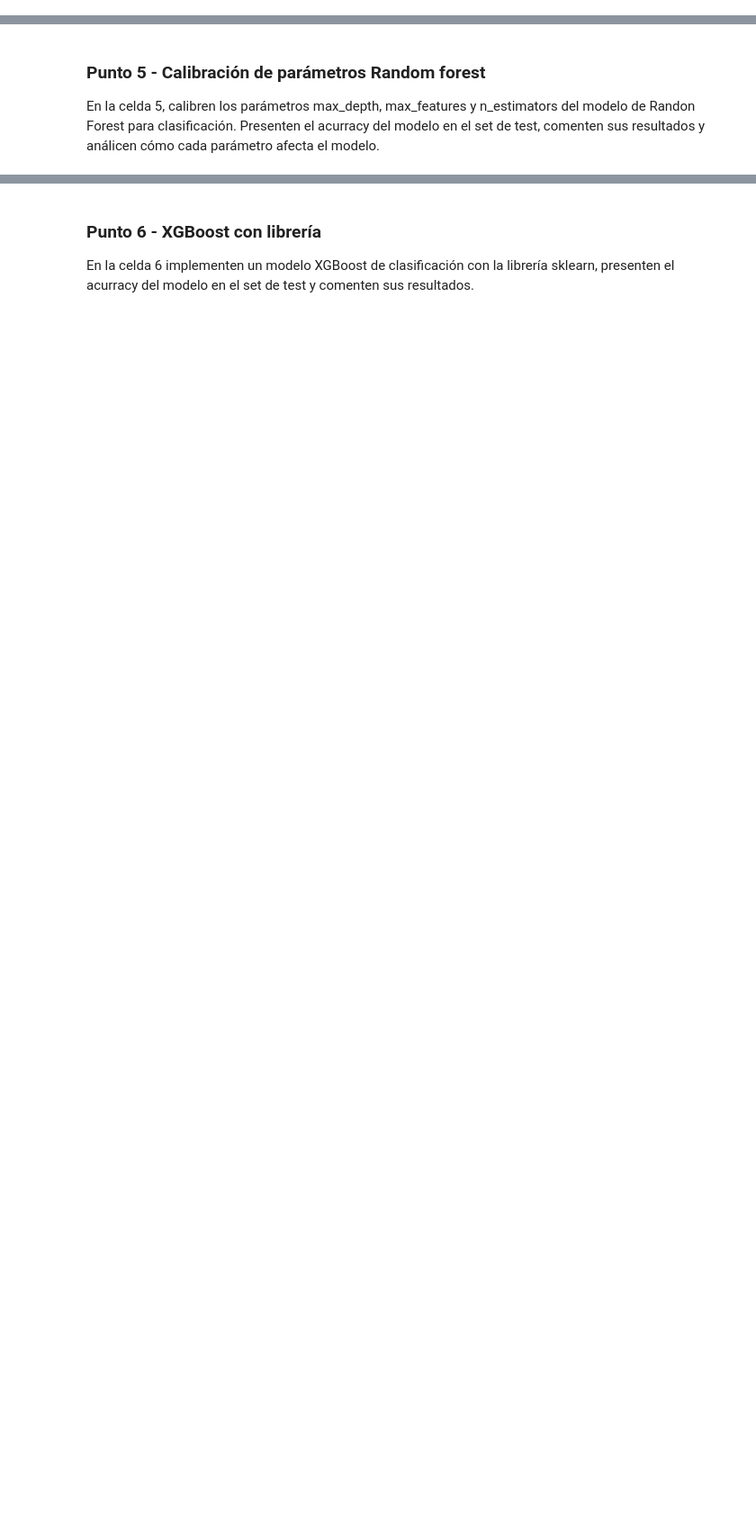
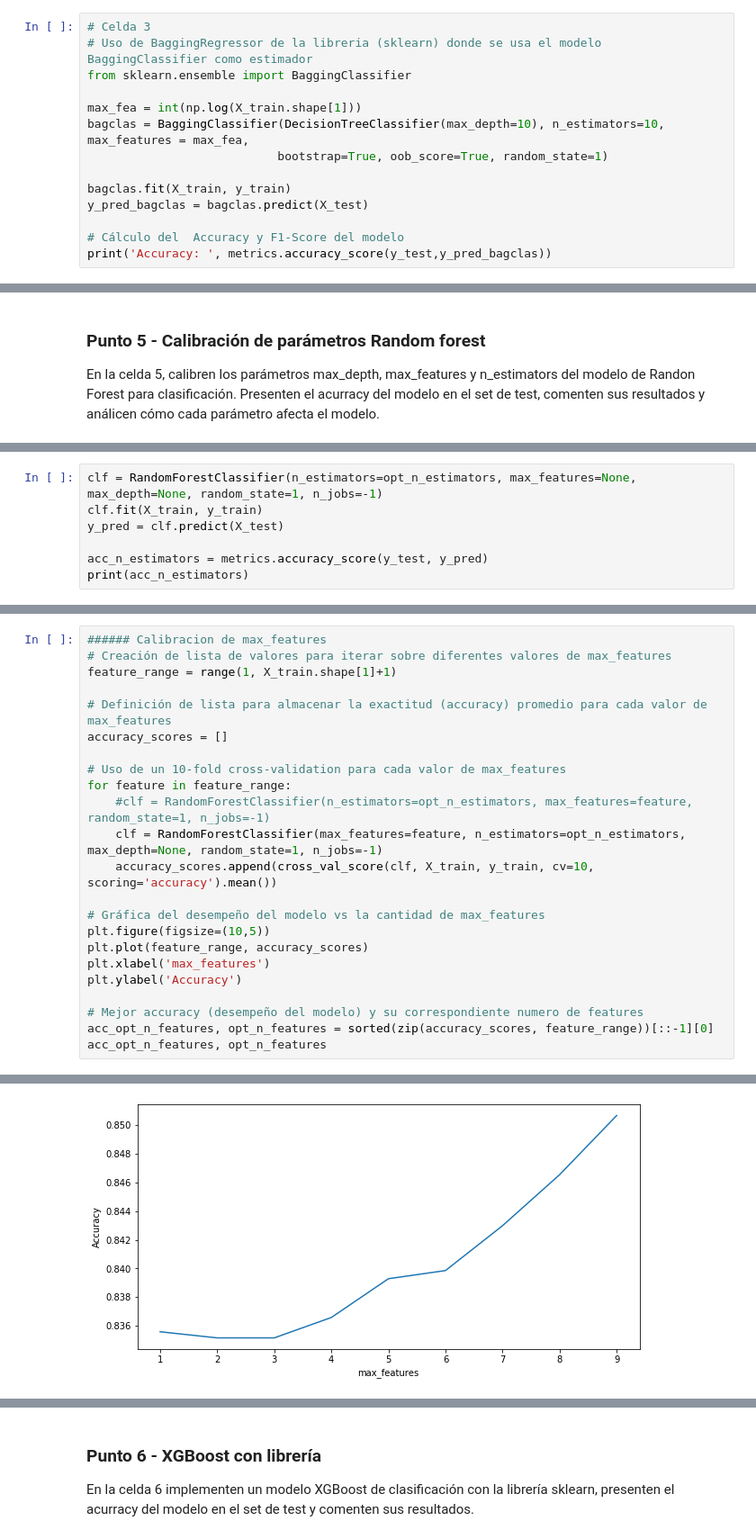
Before and after one commit to albahnsen/MIAD_ML_and_NLP, a Jupyter notebook: Semana 2/S2TC1_RandomForests_Boosting.ipynb, the cells around one changed output, grey strips where cells are left out. Shown: that part at 90% size. Saved outputs shown, nothing was run; the diff lists cells and outputs as text; blank space fills up the shorter version.

```diff
--- a/Semana 2/S2TC1_RandomForests_Boosting.ipynb
+++ b/Semana 2/S2TC1_RandomForests_Boosting.ipynb
@@ -62,0 +242,14 @@ En la celda 3, con la librería sklearn, entrenen un modelo bagging con 10 árbo
+# %%
+# Celda 3
+# Uso de BaggingRegressor de la libreria (sklearn) donde se usa el modelo BaggingClassifier como estimador
+from sklearn.ensemble import BaggingClassifier
+
+max_fea = int(np.log(X_train.shape[1]))
+bagclas = BaggingClassifier(DecisionTreeClassifier(max_depth=10), n_estimators=10, max_features = max_fea,
+                           bootstrap=True, oob_score=True, random_state=1)
+
+bagclas.fit(X_train, y_train)
+y_pred_bagclas = bagclas.predict(X_test)
+
+# Cálculo del  Accuracy y F1-Score del modelo
+print('Accuracy: ', metrics.accuracy_score(y_test,y_pred_bagclas))
@@ -74,0 +329,7 @@ En la celda 5, calibren los parámetros max_depth, max_features y n_estimators d
+# %%
+clf = RandomForestClassifier(n_estimators=opt_n_estimators, max_features=None, max_depth=None, random_state=1, n_jobs=-1)
+clf.fit(X_train, y_train)
+y_pred = clf.predict(X_test)
+
+acc_n_estimators = metrics.accuracy_score(y_test, y_pred)
+print(acc_n_estimators)
@@ -74,0 +338,24 @@ En la celda 5, calibren los parámetros max_depth, max_features y n_estimators d
+# %%
+###### Calibracion de max_features
+# Creación de lista de valores para iterar sobre diferentes valores de max_features
+feature_range = range(1, X_train.shape[1]+1)
+
+# Definición de lista para almacenar la exactitud (accuracy) promedio para cada valor de max_features
+accuracy_scores = []
+
+# Uso de un 10-fold cross-validation para cada valor de max_features
+for feature in feature_range:
+    #clf = RandomForestClassifier(n_estimators=opt_n_estimators, max_features=feature, random_state=1, n_jobs=-1)
+    clf = RandomForestClassifier(max_features=feature, n_estimators=opt_n_estimators, max_depth=None, random_state=1, n_jobs=-1)
+    accuracy_scores.append(cross_val_score(clf, X_train, y_train, cv=10, scoring='accuracy').mean())
+
+# Gráfica del desempeño del modelo vs la cantidad de max_features
+plt.figure(figsize=(10,5))
+plt.plot(feature_range, accuracy_scores)
+plt.xlabel('max_features')
+plt.ylabel('Accuracy')
+
+# Mejor accuracy (desempeño del modelo) y su correspondiente numero de features
+acc_opt_n_features, opt_n_features = sorted(zip(accuracy_scores, feature_range))[::-1][0]
+acc_opt_n_features, opt_n_features
+# %% [output]
@@ -74,0 +363 @@ En la celda 5, calibren los parámetros max_depth, max_features y n_estimators d
+[figure, added]
```
Also changed, not shown: parts of 37 cells of this notebook, 2 other files.
